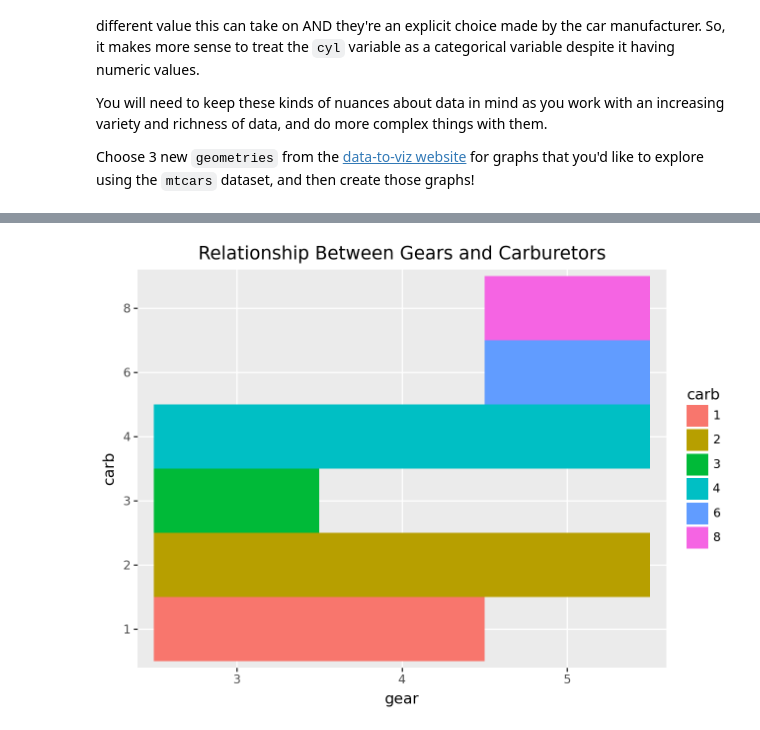
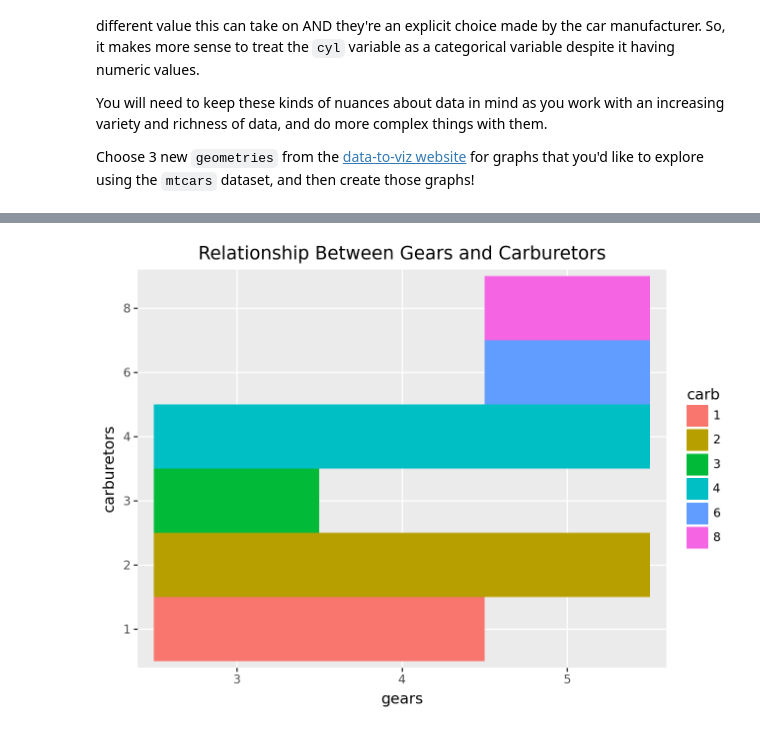
Before and after one commit to isabelleantaran/GSB-544-Projects, a Jupyter notebook: week1/Intro_to_DataViz_Using_mtcars_Dataset.ipynb, the cells around one changed output, grey strips where cells are left out. Saved outputs shown, nothing was run; the diff lists cells and outputs as text; code cells hidden in the pictures.

```diff
--- a/week1/Intro_to_DataViz_Using_mtcars_Dataset.ipynb
+++ b/week1/Intro_to_DataViz_Using_mtcars_Dataset.ipynb
@@ -160,15 +160,15 @@ plotLine.show()
 # %%
 # Create plot with third new geometry here
 # Using a heatmap to visualize the relationship between number of forward gears and number of carburetors
 
 plotHeatmap = (
     p9.ggplot(df, p9.aes(x = "gear", y = "carb", fill = "carb"))
     + p9.geom_tile()
     + p9.labs(
         title = "Relationship Between Gears and Carburetors",
-        x = "gear", y = "carb", fill = "carb"
+        x = "gears", y = "carburetors", fill = "carb"
     )
 )
 plotHeatmap.show()
 # %% [output]
-[figure, old version]
+[figure, new version]
```
Also changed, not shown: parts of 2 cells of this notebook.
